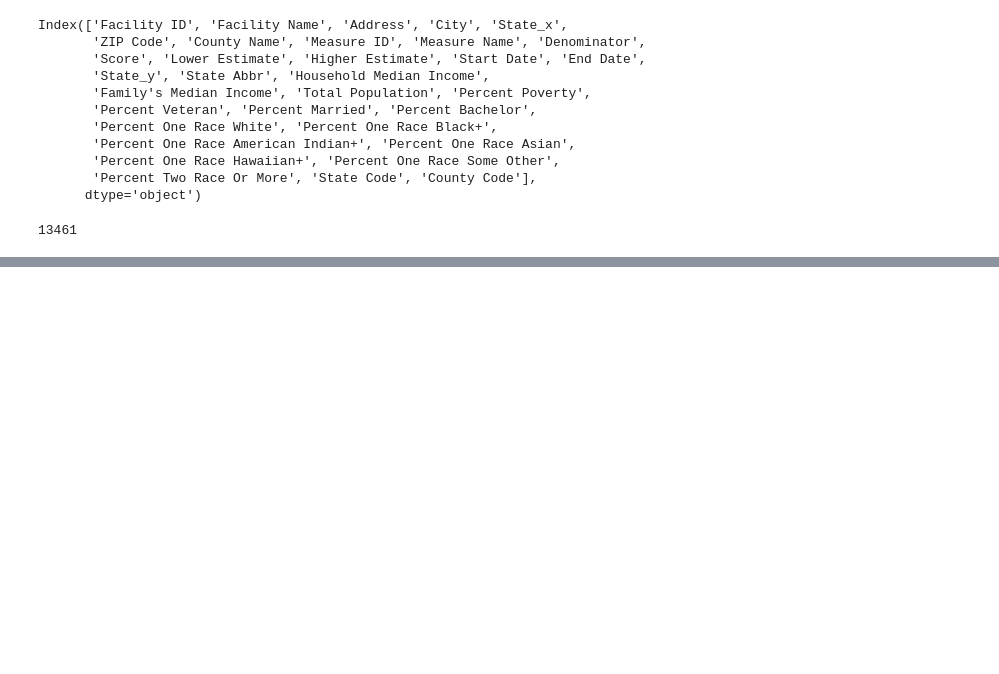
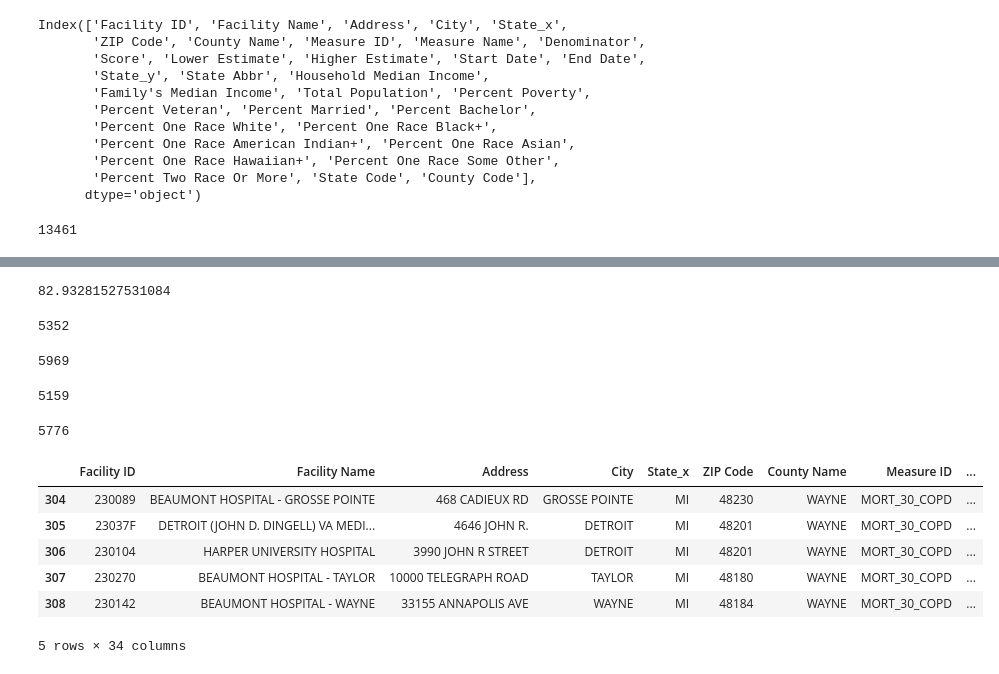
Before and after one commit to fisher1916/healthcare-disparities, a Jupyter notebook: ETL/load_data.ipynb, the cells around one changed output, grey strips where cells are left out. Cells and saved outputs as stored; diff of their text form; code cells hidden in the pictures; blank space fills up the shorter version.

```diff
--- a/ETL/load_data.ipynb
+++ b/ETL/load_data.ipynb
@@ -216,0 +246,3 @@ len(cms_merged_df)
+# %%
+white_mean_df = cms_merged_df.groupby(['County Name', 'State Abbr']).agg({'Percent One Race White':'mean'})
+white_mean_df.head()
@@ -216,0 +257,37 @@ len(cms_merged_df)
+# %%
+black_mean = black_mean_df['Percent One Race Black+'].mean()
+white_mean = white_mean_df['Percent One Race White'].mean()
+white_mean
+# %% [output]
+82.93281527531084
+# %%
+black_df = cms_merged_df[cms_merged_df['Percent One Race Black+'] > black_mean]
+len(black_df)
+# %% [output]
+5352
+# %%
+white_df = cms_merged_df[cms_merged_df['Percent One Race White'] > white_mean]
+len(white_df)
+# %% [output]
+5969
+# %%
+black_df = black_df[~((black_df['Percent One Race White'] > white_mean) & (black_df['Percent One Race Black+'] > black_mean))]
+len(black_df)
+# %% [output]
+5159
+# %%
+white_df = white_df[~((white_df['Percent One Race White'] > white_mean) & (white_df['Percent One Race Black+'] > black_mean))]
+len(white_df)
+# %% [output]
+5776
+# %%
+black_df = black_df.assign(race_category="B")
+black_df.head()
+# %% [output]
+|  | Facility ID | Facility Name | Address | City | State_x | ZIP Code | County Name | Measure ID | ... |
+| 304 | 230089 | BEAUMONT HOSPITAL - GROSSE POINTE | 468 CADIEUX RD | GROSSE POINTE | MI | 48230 | WAYNE | MORT_30_COPD | ... |
+| 305 | 23037F | DETROIT (JOHN D. DINGELL) VA MEDI... | 4646 JOHN R. | DETROIT | MI | 48201 | WAYNE | MORT_30_COPD | ... |
+| 306 | 230104 | HARPER UNIVERSITY HOSPITAL | 3990 JOHN R STREET | DETROIT | MI | 48201 | WAYNE | MORT_30_COPD | ... |
+| 307 | 230270 | BEAUMONT HOSPITAL - TAYLOR | 10000 TELEGRAPH ROAD | TAYLOR | MI | 48180 | WAYNE | MORT_30_COPD | ... |
+| 308 | 230142 | BEAUMONT HOSPITAL - WAYNE | 33155 ANNAPOLIS AVE | WAYNE | MI | 48184 | WAYNE | MORT_30_COPD | ... |
+5 rows × 34 columns
```
Also changed, not shown: parts of 14 cells of this notebook, 1 other file.
